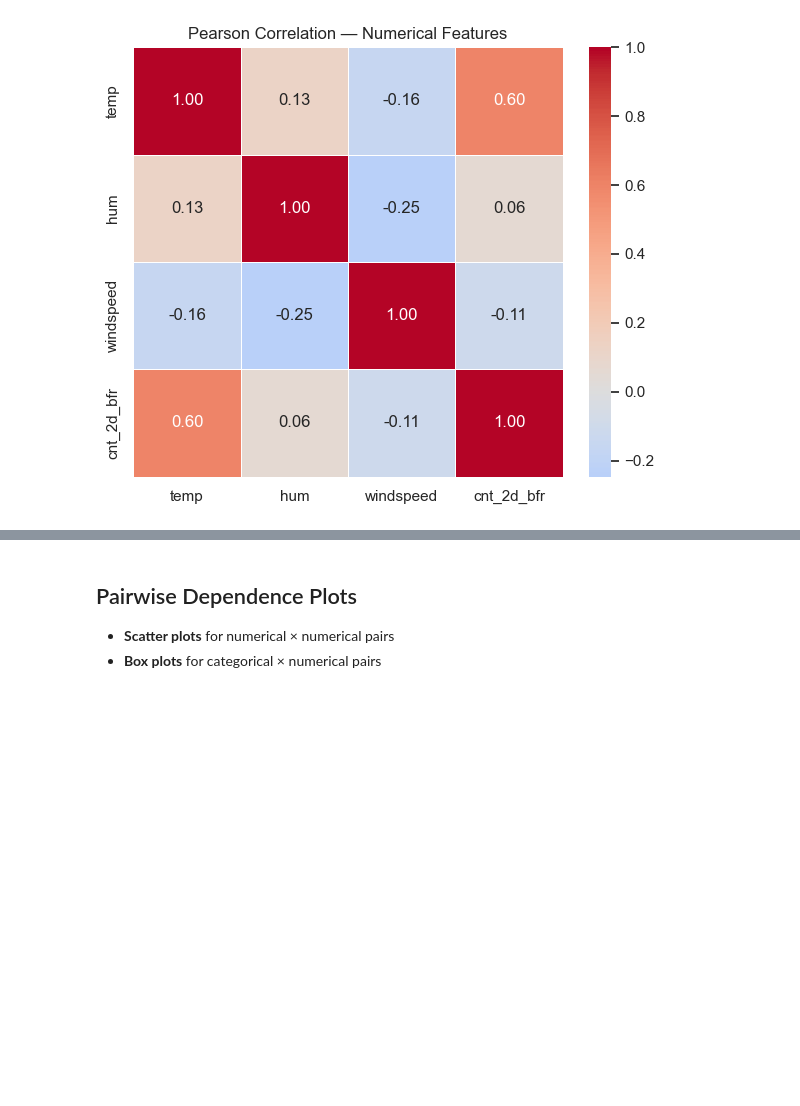
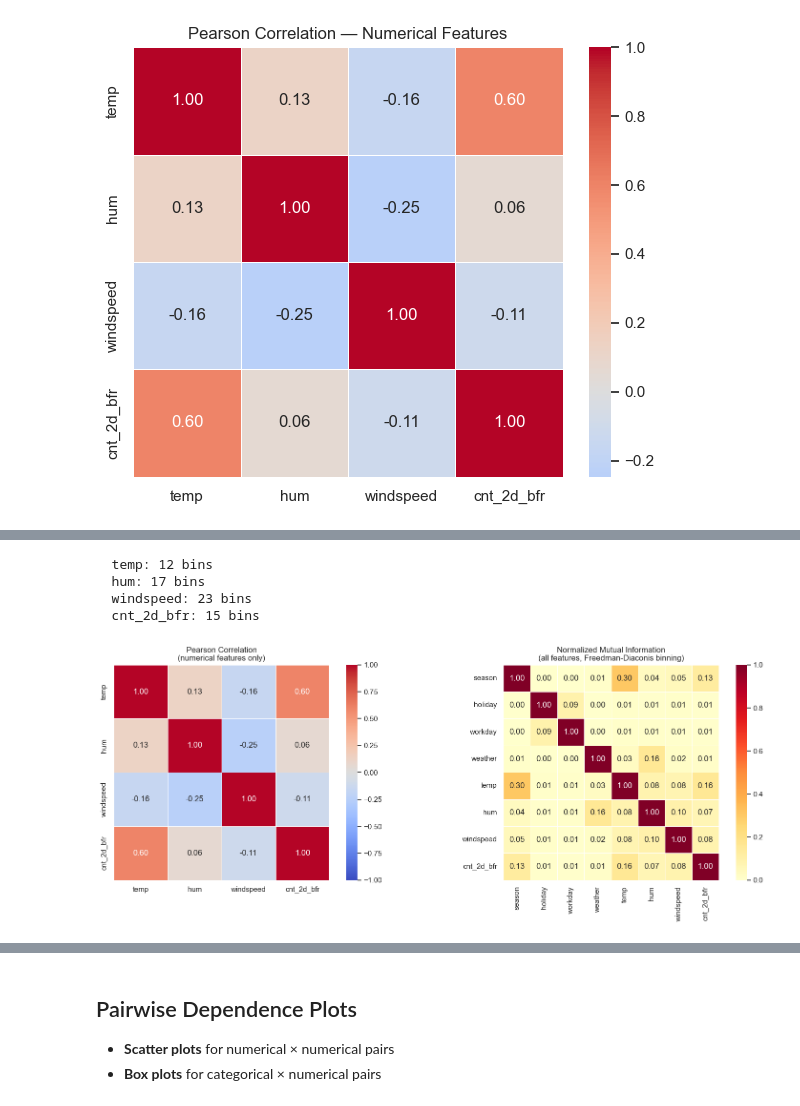
Before and after one commit to Alexander-Garcia/grad-school, a Jupyter notebook: interpret_ml/bike_sharing_regression.ipynb, the cells around one changed output, grey strips where cells are left out. Saved outputs shown, nothing was run; the diff lists cells and outputs as text; code cells hidden in the pictures; blank space fills up the shorter version.

```diff
--- a/interpret_ml/bike_sharing_regression.ipynb
+++ b/interpret_ml/bike_sharing_regression.ipynb
@@ -286,0 +298,73 @@ display(nmi_df)
+# %%
+def freedman_diaconis_bins(series: pd.Series) -> int:
+    """Number of equal-width bins via the Freedman-Diaconis rule.
+
+    Bin width: h = 2 * IQR(x) * n^(-1/3)
+    n_bins   : ceil((max - min) / h)
+    """
+    s = series.dropna()
+    n = len(s)
+    iqr = s.quantile(0.75) - s.quantile(0.25)
+    if iqr == 0:
+        return int(np.sqrt(n))  # fallback for zero-IQR features
+    h = 2 * iqr * n ** (-1 / 3)
+    return max(1, int(np.ceil((s.max() - s.min()) / h)))
+
+
+def bin_numerical(series: pd.Series) -> pd.Series:
+    """Bin a numerical series into equal-width bins (Freedman-Diaconis rule)."""
+    n_bins = freedman_diaconis_bins(series)
+    return pd.cut(series, bins=n_bins, labels=False)
+
+
+def get_discrete(col: str) -> np.ndarray:
+    """Return discrete labels — bin if numerical, use codes if categorical."""
+    if df[col].dtype.name == "category":
+        return df[col].cat.codes.values
+    return bin_numerical(df[col]).values
+
+
+# --- Full pairwise NMI matrix ---
+all_features = ["season", "holiday", "workday", "weather", "temp", "hum", "windspeed", "cnt_2d_bfr"]
+n = len(all_features)
+nmi_matrix = pd.DataFrame(np.zeros((n, n)), index=all_features, columns=all_features)
+
+for i in range(n):
+    for j in range(n):
+        if i == j:
+            nmi_matrix.iloc[i, j] = 1.0
+        elif j > i:
+            score = normalized_mutual_info_score(
+                get_discrete(all_features[i]),
+                get_discrete(all_features[j])
+            )
+            nmi_matrix.iloc[i, j] = score
+            nmi_matrix.iloc[j, i] = score
+
+# Print Freedman-Diaconis bin counts for numerical features
+for col in ["temp", "hum", "windspeed", "cnt_2d_bfr"]:
+    print(f"  {col}: {freedman_diaconis_bins(df[col])} bins")
+
+# --- Side-by-side heatmaps: Pearson vs NMI ---
+fig, axes = plt.subplots(1, 2, figsize=(16, 6))
+
+# Left: Pearson (numerical only)
+num_cols = ["temp", "hum", "windspeed", "cnt_2d_bfr"]
+pearson_corr = df[num_cols].corr(method="pearson")
+sns.heatmap(pearson_corr, annot=True, fmt=".2f", cmap="coolwarm", center=0,
+            square=True, linewidths=0.5, ax=axes[0], vmin=-1, vmax=1)
+axes[0].set_title("Pearson Correlation\n(numerical features only)")
+
+# Right: NMI (all features)
+sns.heatmap(nmi_matrix, annot=True, fmt=".2f", cmap="YlOrRd",
+            square=True, linewidths=0.5, ax=axes[1], vmin=0, vmax=1)
+axes[1].set_title("Normalized Mutual Information\n(all features, Freedman-Diaconis binning)")
+
+plt.tight_layout()
+plt.show()
+# %% [output]
+  temp: 12 bins
+  hum: 17 bins
+  windspeed: 23 bins
+  cnt_2d_bfr: 15 bins
+[figure, added]
```
Also changed, not shown: parts of 9 cells of this notebook, 1 other file.
